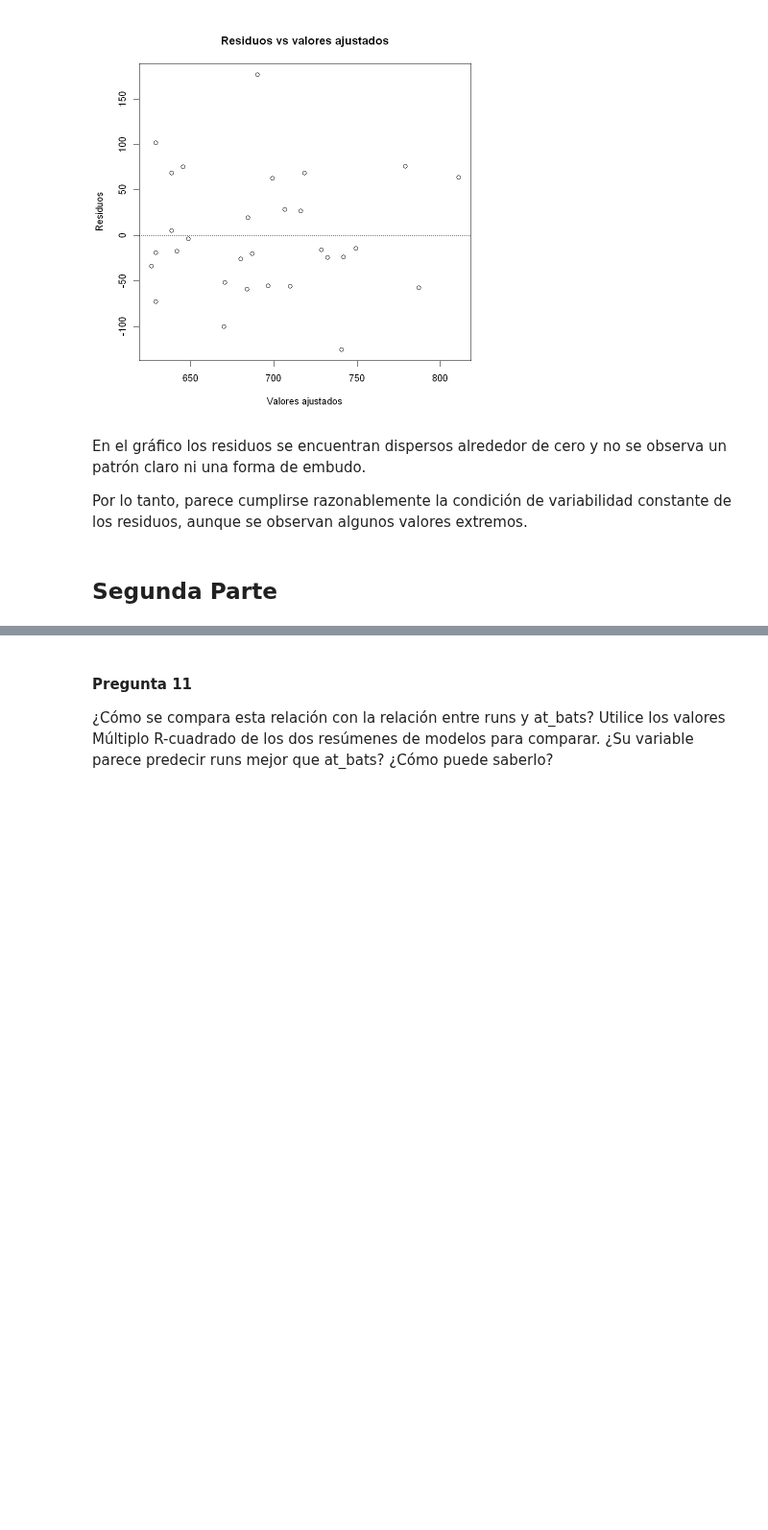
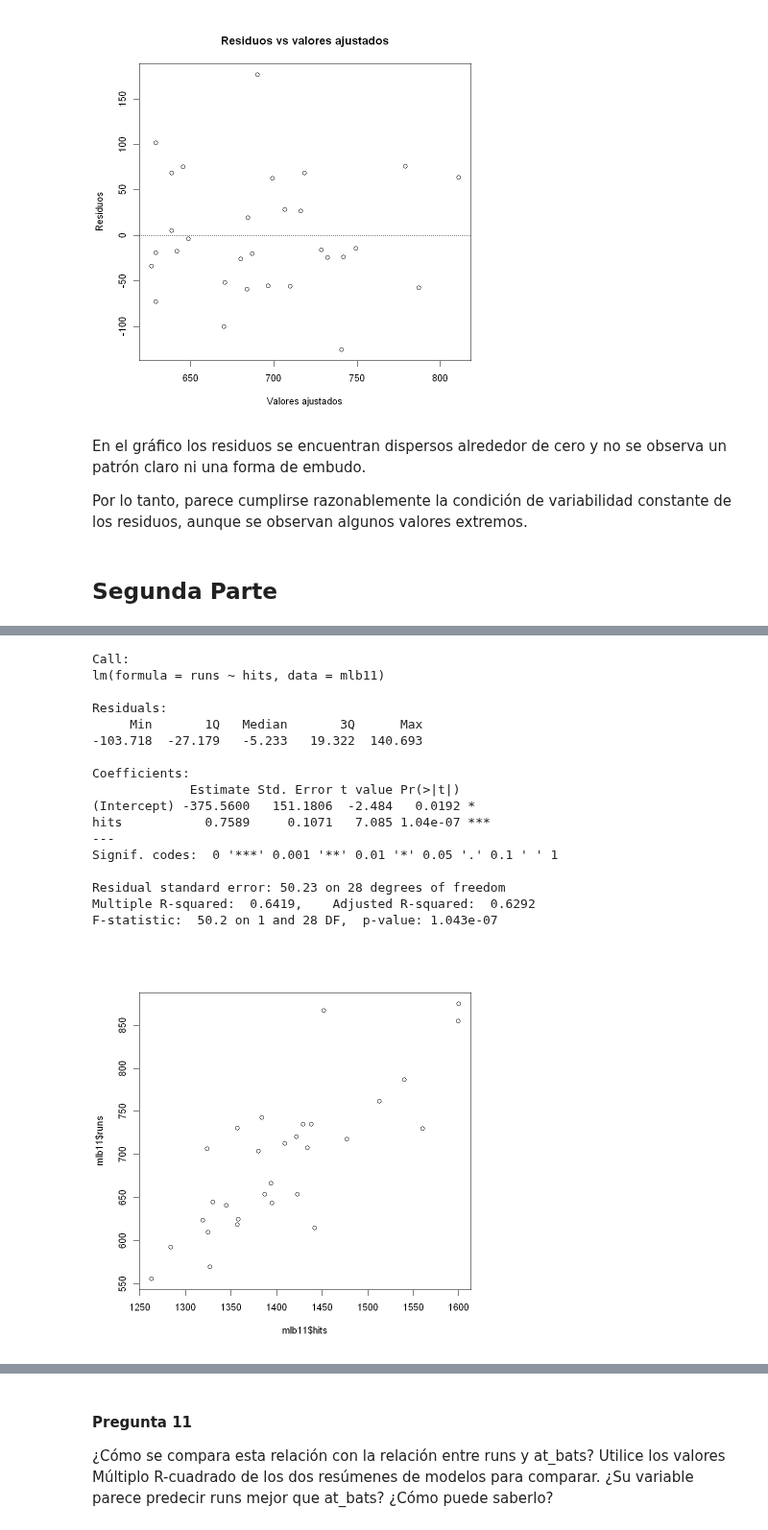
Before and after one commit to cerillo2808/Experimentos_TempName, a Jupyter notebook: AC5-Regresión-Lineal/AC5-Regresión-Lineal.ipynb, the cells around one changed output, grey strips where cells are left out. Shown at 96% size. Saved outputs shown, nothing was run; the diff lists cells and outputs as text; code cells hidden in the pictures; blank space fills up the shorter version.

```diff
--- a/AC5-Regresión-Lineal/AC5-Regresión-Lineal.ipynb
+++ b/AC5-Regresión-Lineal/AC5-Regresión-Lineal.ipynb
@@ -119,0 +175,23 @@ Por lo tanto, parece cumplirse razonablemente la condición de variabilidad cons
+# %%
+plot(mlb11$runs ~ mlb11$hits)
+m2 <- lm(runs ~ hits, data = mlb11)
+summary(m2)
+# %% [output]
+Call:
+lm(formula = runs ~ hits, data = mlb11)
+
+Residuals:
+     Min       1Q   Median       3Q      Max
+-103.718  -27.179   -5.233   19.322  140.693
+
+Coefficients:
+             Estimate Std. Error t value Pr(>|t|)
+(Intercept) -375.5600   151.1806  -2.484   0.0192 *
+hits           0.7589     0.1071   7.085 1.04e-07 ***
+---
+Signif. codes:  0 '***' 0.001 '**' 0.01 '*' 0.05 '.' 0.1 ' ' 1
+
+Residual standard error: 50.23 on 28 degrees of freedom
+Multiple R-squared:  0.6419,    Adjusted R-squared:  0.6292
+F-statistic:  50.2 on 1 and 28 DF,  p-value: 1.043e-07
+[figure, added]
```
Also changed, not shown: parts of 24 cells of this notebook.
